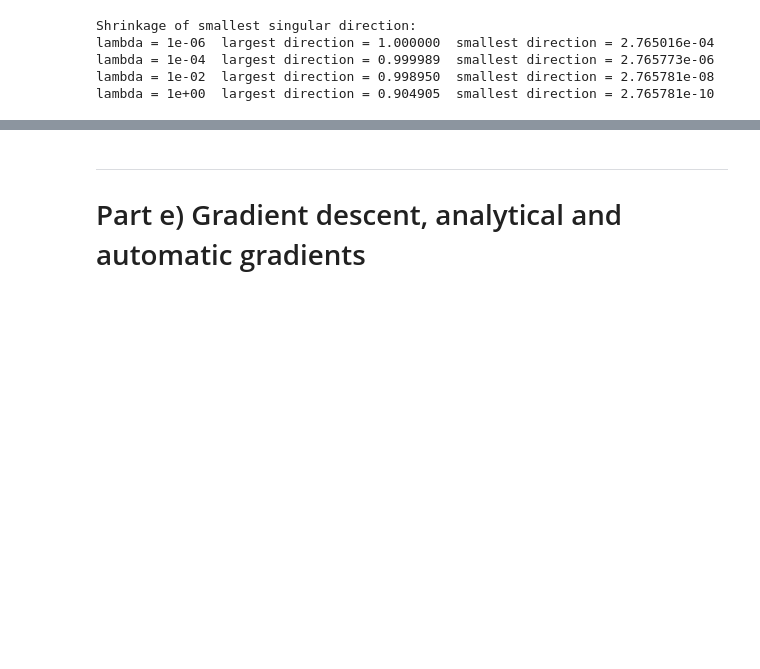
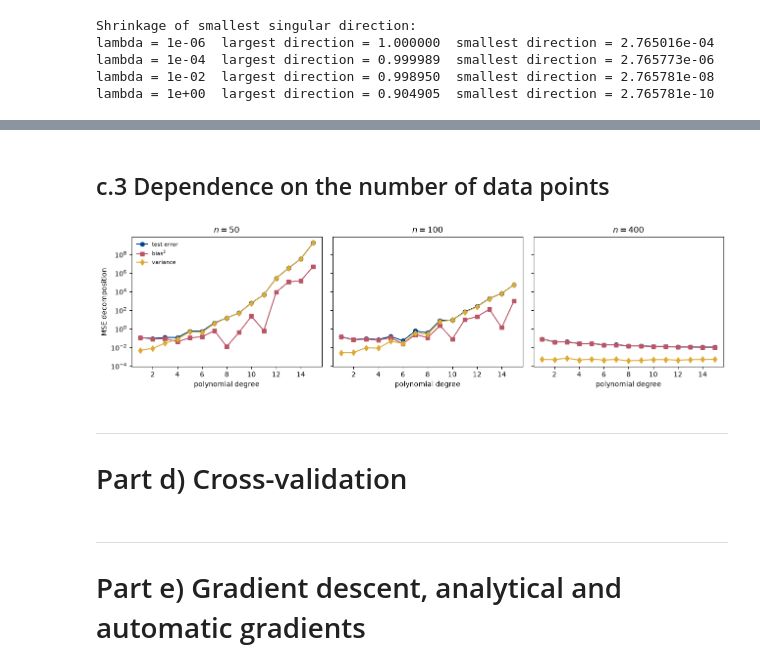
Before and after one commit to GardKL/Project1, a Jupyter notebook: Project1/code/Project1.ipynb, the cells around one changed output, grey strips where cells are left out. Drawn from its saved outputs; the diff is of its cells as text; code cells hidden in the pictures; blank space fills up the shorter version.

Commit message:
part c

```diff
--- a/Project1/code/Project1.ipynb
+++ b/Project1/code/Project1.ipynb
@@ -1062,3 +750,29 @@ Bootstrap: selectes degree 6, MSE: 0.0517
+# %% [markdown]
+## c.3 Dependence on the number of data points
+# %%
+fig, axes = plt.subplots(1, 3, figsize=(13, 3.6), sharey=True)
+
+for ax, n in zip(axes, (50, 100, 400)):
+    err, b2, var = bias_variance_sweep(n=n)
+
+    ax.plot(degrees_c, err, "o-", color=BLUE, label="test error")
+    ax.plot(degrees_c, b2, "s-", color=RED, label=r"bias$^2$")
+    ax.plot(degrees_c, var, "d-", color=YELLOW, label="variance")
+    ax.set_yscale("log")
+    ax.set_xlabel("polynomial degree")
+    ax.set_title(f"$n = {n}$")
+
+axes[0].set_ylabel("MSE decomposition")
+axes[0].legend(frameon=False, fontsize=8)
+
+plt.tight_layout()
+plt.savefig("../results/c3_bias_variance_n.pdf", bbox_inches="tight")
+plt.show()
+# %% [output]
+[figure, added]
+# %% [markdown]
+---
+# Part d) Cross-validation
 # %% [markdown]
 ---
 # Part e) Gradient descent, analytical and automatic gradients
```
Also changed, not shown: parts of 43 cells of this notebook, 3 other files.
